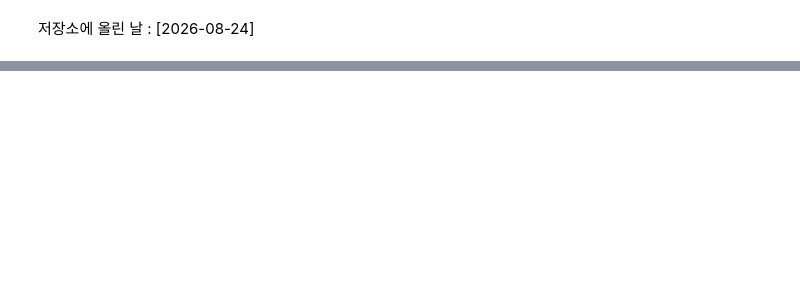
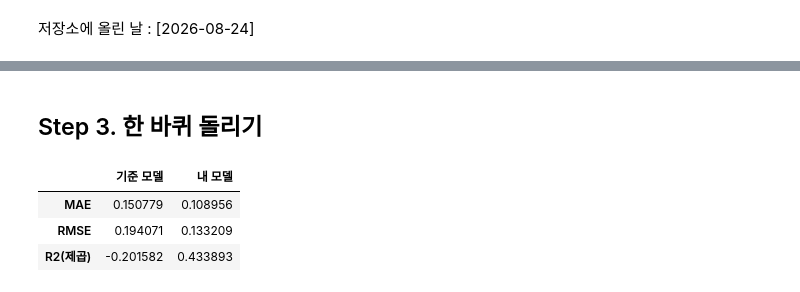
Before and after one commit to nnasnt01-lab/defect-prediction, a Jupyter notebook: day06/project_v1/project_v1.ipynb, the cells around one changed output, grey strips where cells are left out. Saved outputs shown, nothing was run; the diff lists cells and outputs as text; code cells hidden in the pictures; blank space fills up the shorter version.

```diff
--- a/day06/project_v1/project_v1.ipynb
+++ b/day06/project_v1/project_v1.ipynb
@@ -131,0 +138,55 @@ Name: yield, dtype: float64
+# %% [markdown]
+## Step 3. 한 바퀴 돌리기
+# %%
+from sklearn.model_selection import GroupShuffleSplit
+from sklearn.linear_model import LinearRegression
+from sklearn.preprocessing import StandardScaler
+from sklearn.metrics import mean_absolute_error, mean_squared_error, r2_score
+import numpy as np
+
+특징 = ["etch_rate", "pressure", "temperature", "exposure_time", "focus_offset",
+       "dose", "deposition_rate", "thickness_uniformity", "implant_energy", "tilt_angle",
+       "critical_dimension", "oxide_thickness", "resistivity", "defect_count",
+       "defect_density", "vth", "leakage_current", "resistance"]
+X = df[특징]
+y = df["yield"]
+
+# 로트 단위로 학습/시험을 나눈다 (같은 로트가 양쪽에 섞이지 않도록)
+splitter = GroupShuffleSplit(n_splits=1, test_size=0.2, random_state=42)
+train_idx, test_idx = next(splitter.split(X, y, groups=df["lot_id"]))
+
+X_train, X_test = X.iloc[train_idx], X.iloc[test_idx]
+y_train, y_test = y.iloc[train_idx], y.iloc[test_idx]
+
+# dose가 10^15 규모라 나머지 열과 스케일 차이가 극심함 - 표준화 없이는 선형회귀가 수치적으로 불안정해진다
+scaler = StandardScaler()
+X_train_scaled = scaler.fit_transform(X_train)
+X_test_scaled = scaler.transform(X_test)
+
+# 기준 모델: 항상 학습용 평균값
+기준_예측 = np.full(len(y_test), y_train.mean())
+
+# 선형회귀 모델
+model = LinearRegression()
+model.fit(X_train_scaled, y_train)
+내_예측 = model.predict(X_test_scaled)
+
+결과 = pd.DataFrame({
+    "기준 모델": [
+        mean_absolute_error(y_test, 기준_예측),
+        mean_squared_error(y_test, 기준_예측) ** 0.5,
+        r2_score(y_test, 기준_예측),
+    ],
+    "내 모델": [
+        mean_absolute_error(y_test, 내_예측),
+        mean_squared_error(y_test, 내_예측) ** 0.5,
+        r2_score(y_test, 내_예측),
+    ],
+}, index=["MAE", "RMSE", "R2(제곱)"])
+
+결과
+# %% [output]
+|  | 기준 모델 | 내 모델 |
+| MAE | 0.150779 | 0.108956 |
+| RMSE | 0.194071 | 0.133209 |
+| R2(제곱) | -0.201582 | 0.433893 |
```
Also changed, not shown: parts of 28 cells of this notebook, 5 other files.
